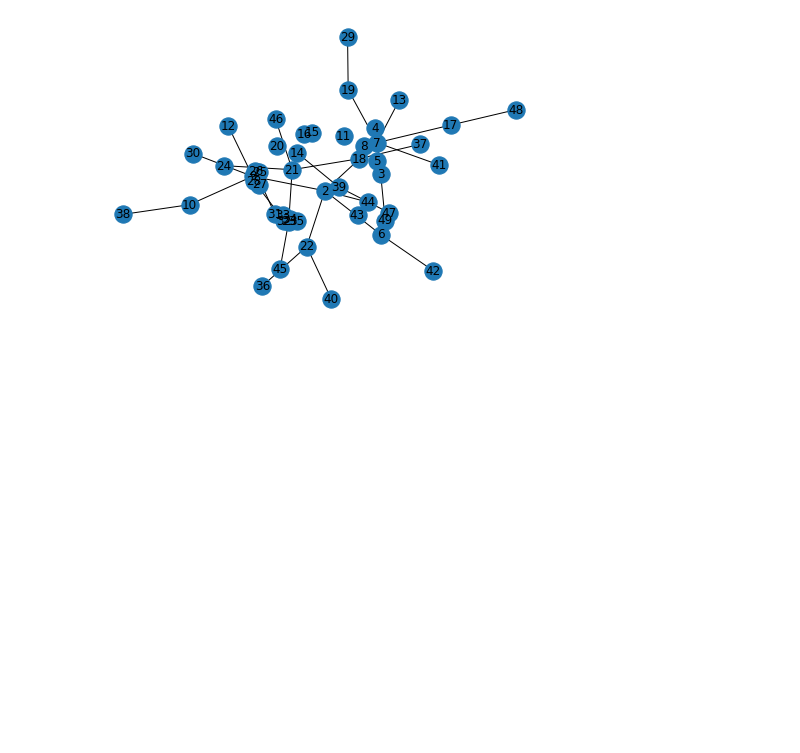
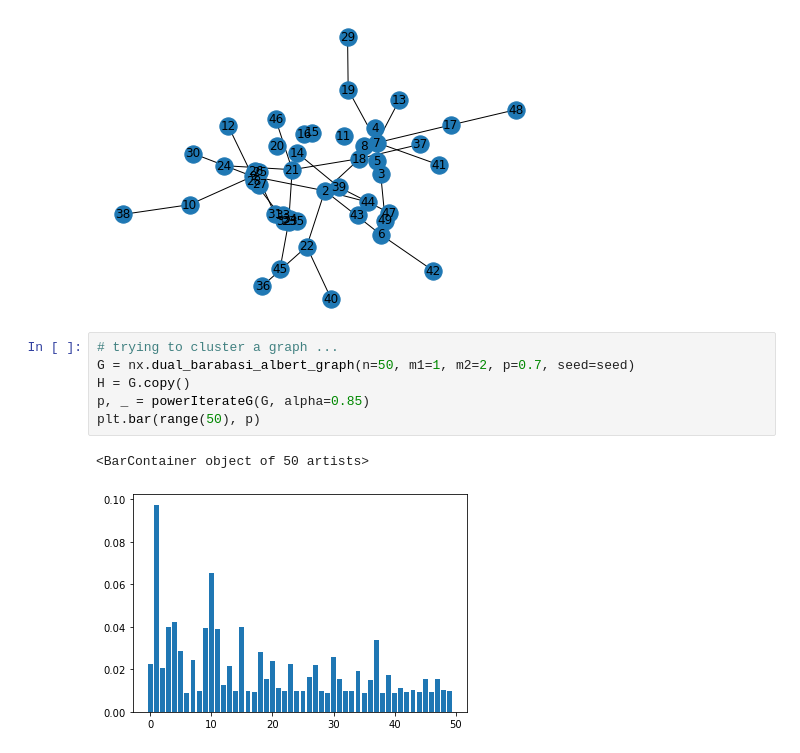
Before and after one commit to zelhar/baproject, a Jupyter notebook: ba/exploration_of_propagation_in_small_graphs.ipynb, the cells around one changed output. Drawn from its saved outputs; the diff is of its cells as text; blank space fills up the shorter version.

```diff
--- a/ba/exploration_of_propagation_in_small_graphs.ipynb
+++ b/ba/exploration_of_propagation_in_small_graphs.ipynb
@@ -212,3 +212,12 @@ G.remove_node(1)
 nx.draw_kamada_kawai(G, with_labels=True)
 # %% [output]
 [figure]
+# %%
+# trying to cluster a graph ...
+G = nx.dual_barabasi_albert_graph(n=50, m1=1, m2=2, p=0.7, seed=seed)
+H = G.copy()
+p, _ = powerIterateG(G, alpha=0.85)
+plt.bar(range(50), p)
+# %% [output]
+<BarContainer object of 50 artists>
+[figure, added]
```
Also changed, not shown: parts of 22 cells of this notebook, 2 other files.
